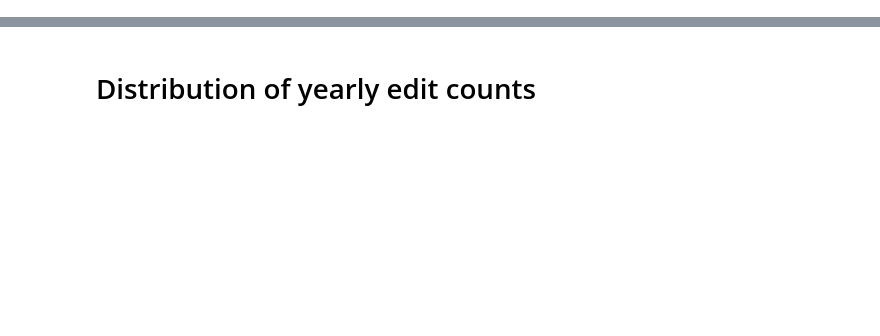
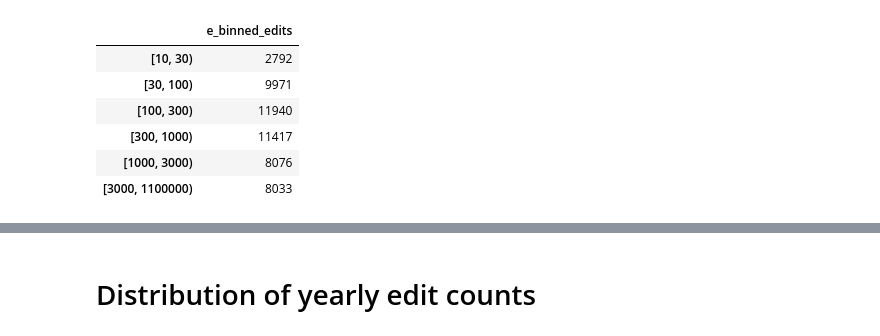
Before and after one commit to wikimedia-research/Community-Insights-sampling, a Jupyter notebook: population-analysis.ipynb, the cells around one changed output, grey strips where cells are left out. Drawn from its saved outputs; the diff is of its cells as text; code cells hidden in the pictures; blank space fills up the shorter version.

```diff
--- a/population-analysis.ipynb
+++ b/population-analysis.ipynb
@@ -14,0 +50,10 @@ frame.head()
+# %%
+pd.DataFrame(frame["e_binned_edits"].value_counts(sort = False))
+# %% [output]
+|  | e_binned_edits |
+| [10, 30) | 2792 |
+| [30, 100) | 9971 |
+| [100, 300) | 11940 |
+| [300, 1000) | 11417 |
+| [1000, 3000) | 8076 |
+| [3000, 1100000) | 8033 |
```
Also changed, not shown: parts of 11 cells of this notebook, 1 other file.
